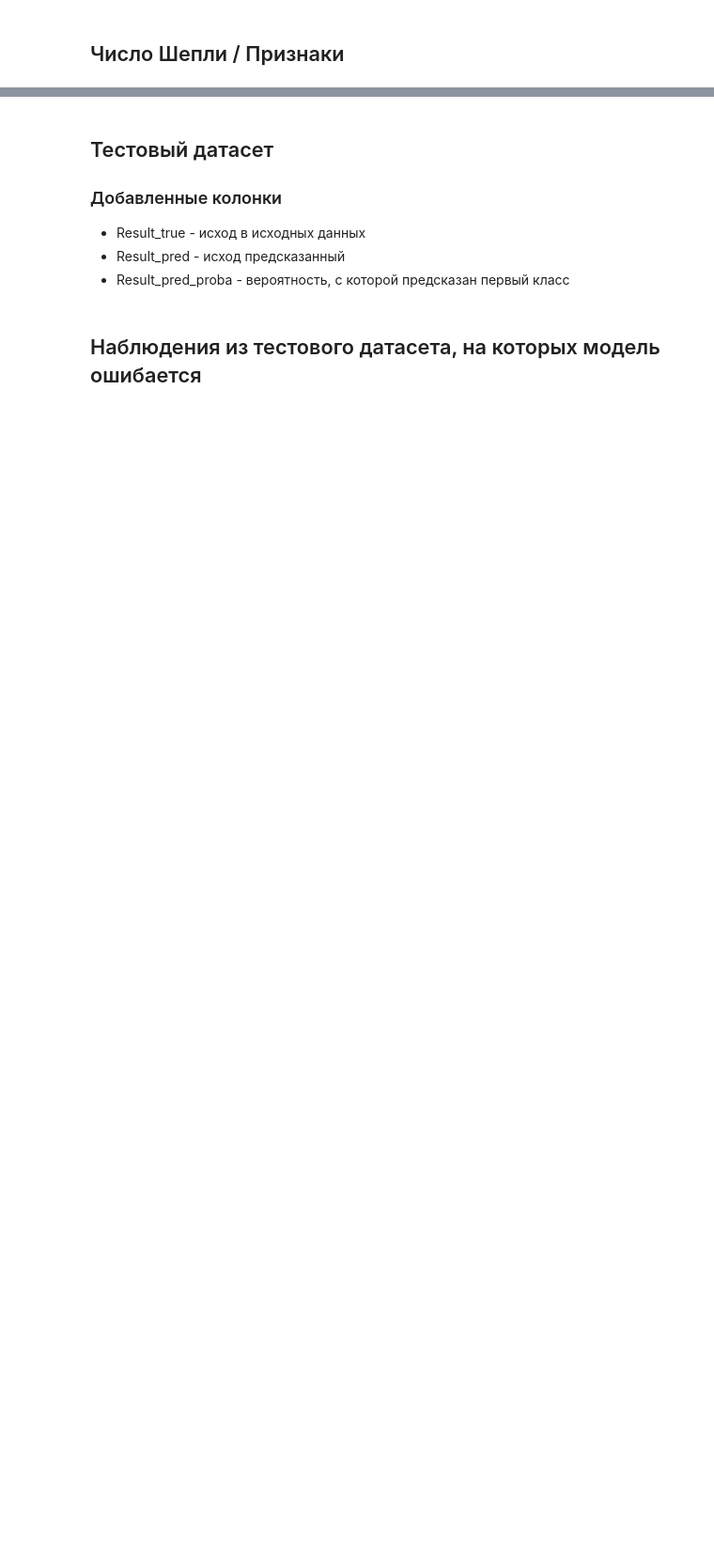
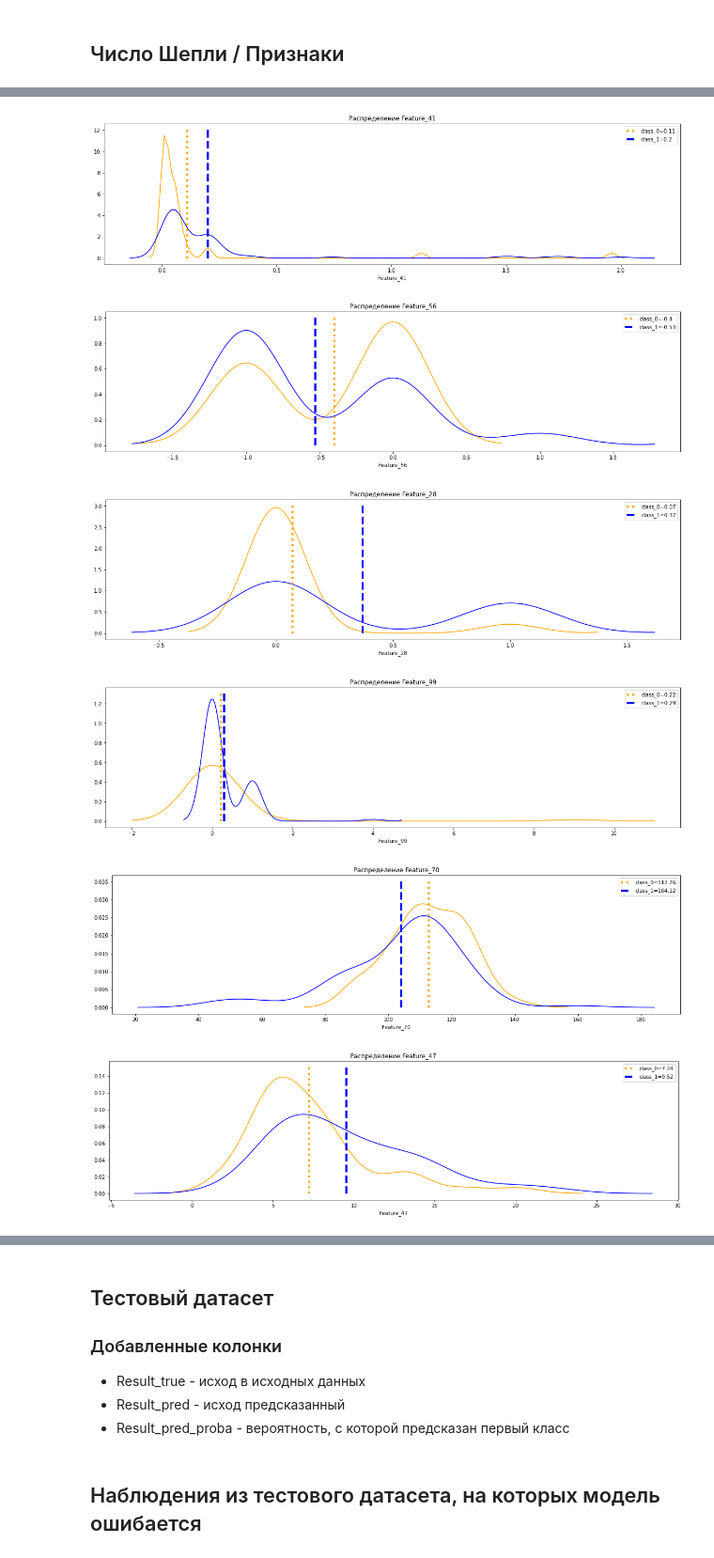
Before and after one commit to albul-k/ml_covid_surv_prediction, a Jupyter notebook: catboost_clf-ver_2.ipynb, the cells around one changed output, grey strips where cells are left out. Shown at 94% size. Drawn from its saved outputs; the diff is of its cells as text; code cells hidden in the pictures; blank space fills up the shorter version.

```diff
--- a/catboost_clf-ver_2.ipynb
+++ b/catboost_clf-ver_2.ipynb
@@ -25,6 +26,21 @@ df_init.head()
 | 3 | 4 | 2 | 2 | 62 | 16 | 1 | NaN | 3 | 0 | ... |
 | 4 | 5 | 2 | 2 | 67 | 30 | 1 | NaN | 4 | 0 | ... |
 5 rows × 116 columns
+# %%
+def distrib_plot(df: pd.DataFrame, x: str, y: str, y_max: str = 0.15):
+    x_mean_class_0 = round(df[df[y] == 0][x].mean(), 2)
+    x_mean_class_1 = round(df[df[y] == 1][x].mean(), 2)
+
+    plt.figure(figsize = (20, 5))
+    sns.distplot(df[df[y] == 0][x], hist=False, color='orange')
+    sns.distplot(df[df[y] == 1][x], hist=False, color='blue')
+
+    y_lin = np.linspace(0, y_max, 10)
+    plt.plot([x_mean_class_0] * 10, y_lin, label=f'class_0={x_mean_class_0}', linestyle=':',  linewidth=4, color='orange')
+    plt.plot([x_mean_class_1] * 10, y_lin, label=f'class_1={x_mean_class_1}', linestyle='--',  linewidth=4, color='blue')
+
+    plt.title(f'Распределение {x}')
+    plt.legend()
 # %%
 def train(df, trash_features = []):
 
@@ -270,0 +289,30 @@ shap.summary_plot(shap_values_train, X_train, max_display=40)
+# %%
+distrib_params: dict = {
+    'Feature_41': { 'df': df[df['Feature_41'] < df['Feature_41'].quantile(0.95)], 'y_max': 12},
+    'Feature_56': { 'df': df, 'y_max': 1},
+    'Feature_28': { 'df': df, 'y_max': 3},
+    'Feature_99': { 'df': df, 'y_max': 1.3},
+    'Feature_70': { 'df': df, 'y_max': 0.035},
+    'Feature_47': { 'df': df, 'y_max': 0.15},
+    'Feature_6': { 'df': df, 'y_max': 0.9},
+    'Feature_57': { 'df': df, 'y_max': 0.2},
+    'Feature_49': { 'df': df, 'y_max': 1.5},
+    'Feature_46': { 'df': df, 'y_max': 0.005},
+    'Feature_71': { 'df': df, 'y_max': 0.025},
+    'Feature_65': { 'df': df, 'y_max': 0.8},
+    'Feature_42': { 'df': df, 'y_max': 0.0015},
+    'Feature_67': { 'df': df, 'y_max': 1.2},
+    'Feature_53': { 'df': df, 'y_max': 0.02},
+}
+
+features_: list = df.columns.to_list()
+for key, value in distrib_params.items():
+    if key in features_:
+        distrib_plot(value['df'], key, 'Result', y_max=value['y_max'])
+# %% [output]
+[figure, added]
+[figure, added]
+[figure, added]
+[figure, added]
+[figure, added]
+[figure, added]
```
Also changed, not shown: parts of 6 cells of this notebook, 1 other file.
